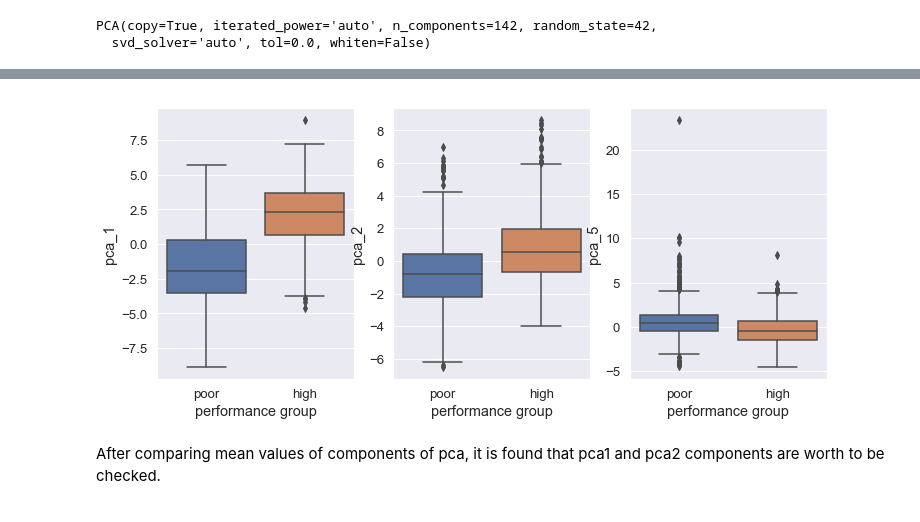
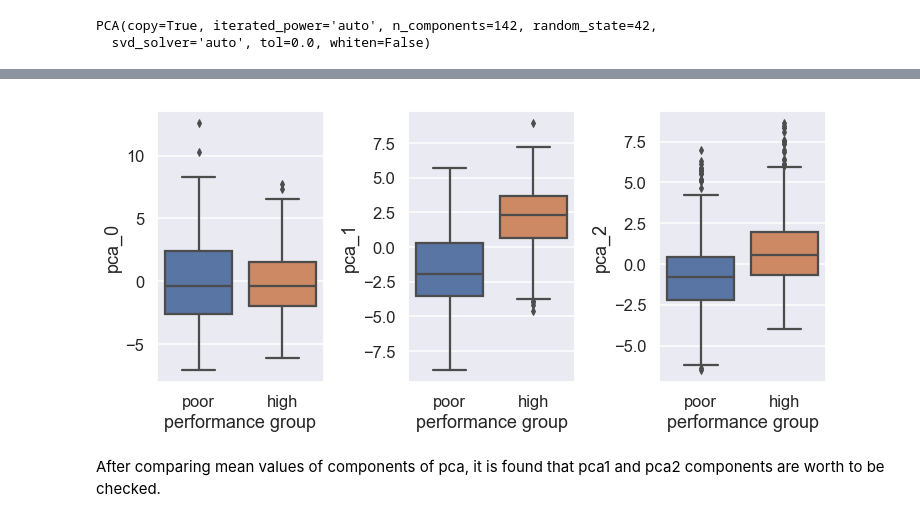
Before and after one commit to dalpengholic/Udacity_Boston-AirBNB-Data, a Jupyter notebook: p4_Boston_AirBnB_with CRISP-DM v0.1.ipynb, the cells around one changed output, grey strips where cells are left out. Saved outputs shown, nothing was run; the diff lists cells and outputs as text; code cells hidden in the pictures.

```diff
--- a/p4_Boston_AirBnB_with CRISP-DM v0.1.ipynb
+++ b/p4_Boston_AirBnB_with CRISP-DM v0.1.ipynb
@@ -180,0 +193,11 @@ df_listing.tail(n=3)
+# %%
+# Average price per month
+sns.set_style("darkgrid")
+sns.set_context("talk")
+sns.catplot(x='month', y='price', data=df_cal_modified, kind="point", height=6, aspect=2.1)
+# %%
+# Avereage price per weeknumber
+sns.set_style("darkgrid")
+sns.set_context("talk")
+sns.catplot(x='week_number', y='price', data=df_cal_modified, kind="point", height=6, aspect=2.1, rc={'font.size':10})
+plt.xticks(rotation=90)
@@ -196,3 +225,13 @@ df_listing_modi2.shape
+# %%
+df_listing, df_calendar, df_reviews = load_bnb_files()
+df_cal_modified = modify_calendar(df_calendar)
+# Put the df_listing dataframe together with the columns coming from modify_calendar(df_calendar)
+# The new added columns are  new 'unavail_days', 'avail_days_weekends', 'avail_days_weekdays',
+# 'price_weekend', and 'price_weekday'
+df_listing = add_availabledays_price(df_listing, df_cal_modified)
+df_listing_modi2 = clean_listing_df(df_listing)
+
+df_listing_modi2.shape
 # %%
 plt.figure(figsize=(10, 8))
 sns.heatmap(df_listing_modi2.isnull(), cbar=False)
@@ -242,0 +282,14 @@ plt.hist(df_listing_modi2.integrated_score_log,bins=20)
+# %%
+# Check the number of accomodates in the dataframe
+print("# of accommodates:",df_listing.accommodates.unique())
+tmp = df_listing.accommodates.value_counts(ascending=False)/df_listing.accommodates.size
+print(tmp.index)
+print()
+print("Accomodates equal or less than 2 is {:5.2f} %".format((tmp[1]+tmp[2])*100))
+print("Accomodates more than 2 is {:5.2f} %".format((tmp[3]+tmp[4]+tmp[5]+tmp[6])*100))
+
+sns.set_style("darkgrid")
+sns.set_context("talk")
+figure, axes = plt.subplots(figsize=(12,5))
+ax0 = sns.distplot(df_listing_modi2.integrated_score_log, kde=False,bins=20)
+axes.set_xticks(np.arange(0, 13,1))
@@ -512,11 +533,13 @@ df_pca
 # %%
-sns.set(font_scale=1.2)
+sns.set(font_scale=1.1)
+sns.set_context("talk")
 figure, axes = plt.subplots(1,3, figsize=(12,5))
-ax0 = sns.boxplot(x='performance group', y='pca_1', data=new_df_total, ax=axes[0])
-ax1 = sns.boxplot(x='performance group', y='pca_2', data=new_df_total, ax=axes[1])
-ax3 = sns.boxplot(x='performance group', y='pca_5', data=new_df_total, ax=axes[2])
+figure.subplots_adjust(wspace=0.5)
+ax0 = sns.boxplot(x='performance group', y='pca_0', data=new_df_total, ax=axes[0])
+ax1 = sns.boxplot(x='performance group', y='pca_1', data=new_df_total, ax=axes[1])
+ax3 = sns.boxplot(x='performance group', y='pca_2', data=new_df_total, ax=axes[2])
 # %% [output]
-[figure, old version]
+[figure, new version]
 # %% [markdown]
 After comparing mean values of components of pca, it is found that pca1 and pca2 components are worth to be checked.
 # %%
```
Also changed, not shown: parts of 49 cells of this notebook, 2 other files.
